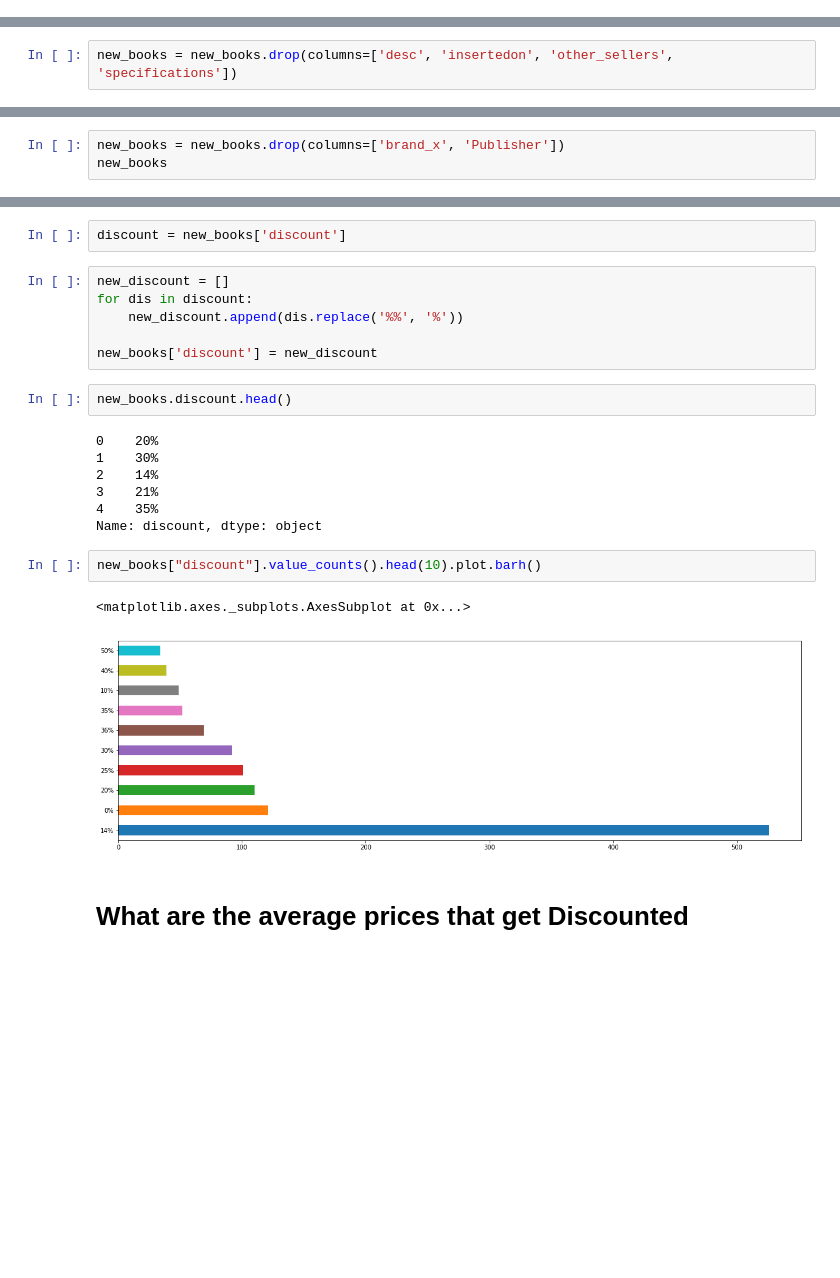
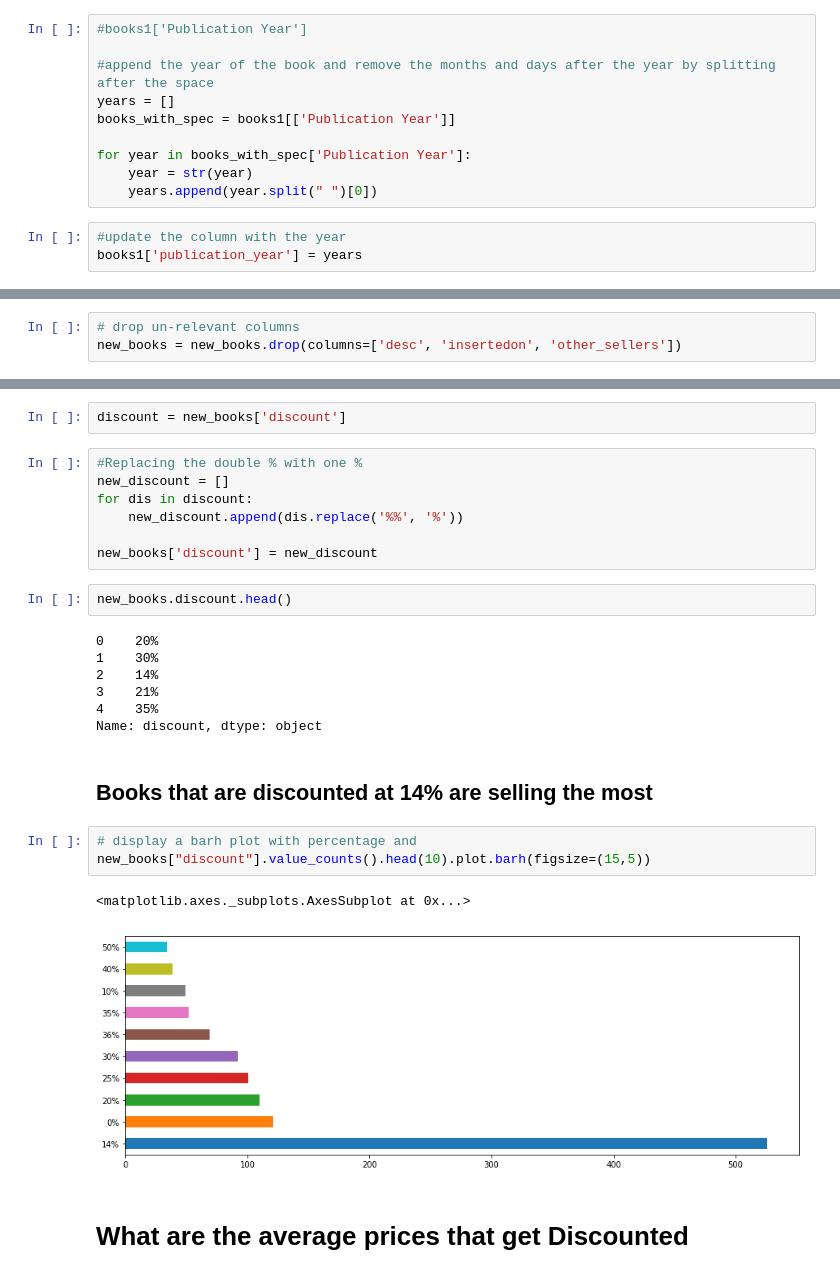
Before and after one commit to hongson6/Analysis-on-Best-Selling-Books-in-India, a Jupyter notebook: Final Project_hong.ipynb, the cells around one changed output, grey strips where cells are left out. Saved outputs shown, nothing was run; the diff lists cells and outputs as text; blank space fills up the shorter version.

```diff
--- a/Final Project_hong.ipynb
+++ b/Final Project_hong.ipynb
@@ -337,0 +137,13 @@ OS5 = OS5.rename(index=str, columns={"name":"seller5_name", "offer_price": "sell
+# %%
+#books1['Publication Year']
+
+#append the year of the book and remove the months and days after the year by splitting after the space
+years = []
+books_with_spec = books1[['Publication Year']]
+
+for year in books_with_spec['Publication Year']:
+    year = str(year)
+    years.append(year.split(" ")[0])
+# %%
+#update the column with the year
+books1['publication_year'] = years
@@ -358,5 +486,6 @@ new_books = pd.merge(new_books, OS3, left_index=True, right_index=True)
 new_books = pd.merge(new_books, OS4, left_index=True, right_index=True)
 new_books = pd.merge(new_books, OS5, left_index=True, right_index=True)
 # %%
-new_books = new_books.drop(columns=['desc', 'insertedon', 'other_sellers', 'specifications'])
+# drop un-relevant columns
+new_books = new_books.drop(columns=['desc', 'insertedon', 'other_sellers'])
 # %%
@@ -367,3 +496,0 @@ new_books = new_books.merge(publisher_new_books.to_frame(), left_index=True, rig
-# %%
-new_books = new_books.drop(columns=['brand_x', 'Publisher'])
-new_books
@@ -559,6 +711,7 @@ Text(0.5, 1.0, 'Number of Books SOLD by Author Categorized in Bins')
 # %%
 discount = new_books['discount']
 # %%
+#Replacing the double % with one %
 new_discount = []
 for dis in discount:
     new_discount.append(dis.replace('%%', '%'))
@@ -573,11 +726,14 @@ new_books.discount.head()
 3    21%
 4    35%
 Name: discount, dtype: object
+# %% [markdown]
+## Books that are discounted at 14% are selling the most
 # %%
-new_books["discount"].value_counts().head(10).plot.barh()
+# display a barh plot with percentage and
+new_books["discount"].value_counts().head(10).plot.barh(figsize=(15,5))
 # %% [output]
 <matplotlib.axes._subplots.AxesSubplot at 0x...>
-[figure, old version]
+[figure, new version]
 # %% [markdown]
 # What are the average prices that get Discounted
 # %%
```
Also changed, not shown: parts of 102 cells of this notebook.
